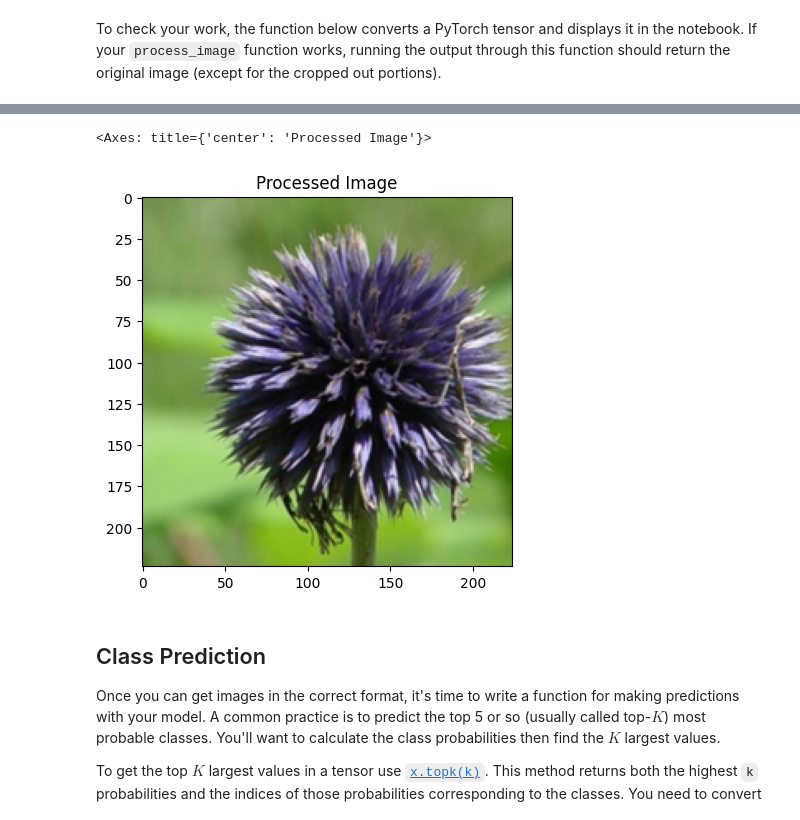
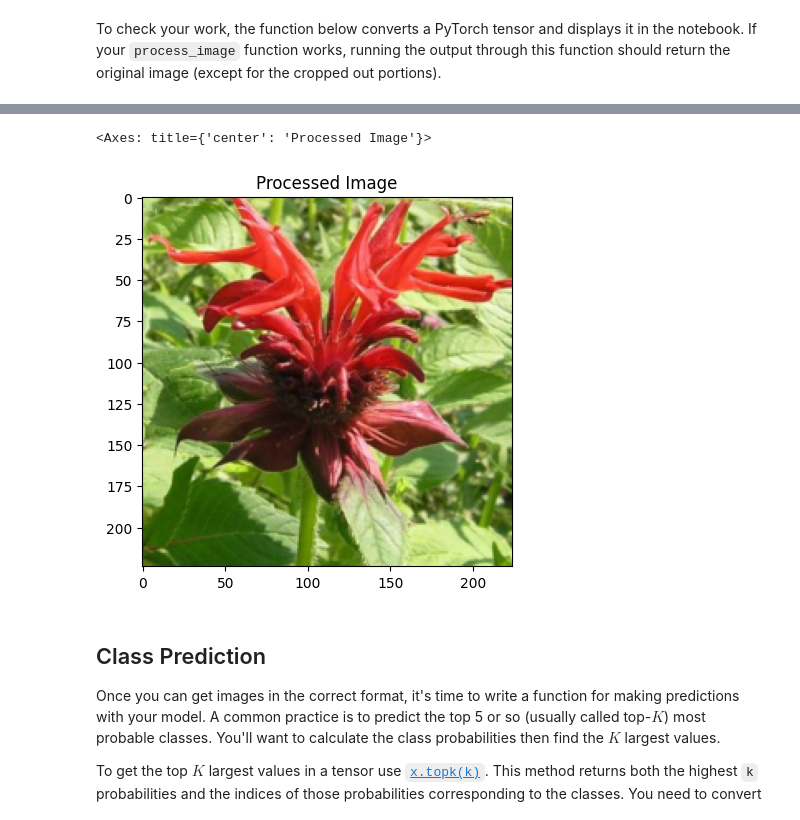
Before and after one commit to anika-kamath/FlowerSpeciesClassifier-EfficientNet, a Jupyter notebook: anikaFlowerClassifer_iter2.ipynb, the cells around one changed output, grey strips where cells are left out. Saved outputs shown, nothing was run; the diff lists cells and outputs as text; code cells hidden in the pictures.

````diff
--- a/anikaFlowerClassifer_iter2.ipynb
+++ b/anikaFlowerClassifer_iter2.ipynb
@@ -684,6 +671,9 @@ Now that your network is trained, save the model so you can load it later for ma
 ```model.class_to_idx = image_datasets['train'].class_to_idx```
 
 Remember that you'll want to completely rebuild the model later so you can use it for inference. Make sure to include any information you need in the checkpoint. If you want to load the model and keep training, you'll want to save the number of epochs as well as the optimizer state, `optimizer.state_dict`. You'll likely want to use this trained model in the next part of the project, so best to save it now.
+# %%
+model.class_to_idx = image_datasets['train'].class_to_idx
+torch.save(model.state_dict(), 'model_weights.pth')
 # %%
 #checkpoints have been saved in the train_model function
 os.listdir('checkpoints')
@@ -709,6 +687,9 @@ os.listdir('checkpoints')
 ## Loading the checkpoint
 
 At this point it's good to write a function that can load a checkpoint and rebuild the model. That way you can come back to this project and keep working on it without having to retrain the network.
+# %%
+# Load the saved model
+model.load_state_dict(torch.load("model_weights.pth"))
 # %%
 # TODO: Write a function that loads a checkpoint and rebuilds the model
 def load_checkpoint(model, optimizer, scheduler, checkpoint_path):
@@ -853,18 +802,18 @@ directory
 # %%
 directory = os.listdir(test_dir)
-directory.sort(key=lambda x: int(x.split(".")[0] if "." in x else x))
-folder_path = os.path.join(test_dir, directory[9])
+# directory.sort(key=lambda x: int(x.split(".")[0] if "." in x else x))
+folder_path = os.path.join(test_dir, directory[0])
 
 dir2 = os.listdir(folder_path)
 image_path = os.path.join(folder_path, dir2[1])
 
 img_array = process_image(image_path)
 img_tensor = torch.tensor(img_array)
 
 imshow(img_tensor, title="Processed Image")
 # %% [output]
 <Axes: title={'center': 'Processed Image'}>
-[figure, old version]
+[figure, new version]
 # %%
 # directory
 # %% [markdown]
````
Also changed, not shown: parts of 23 cells of this notebook.
